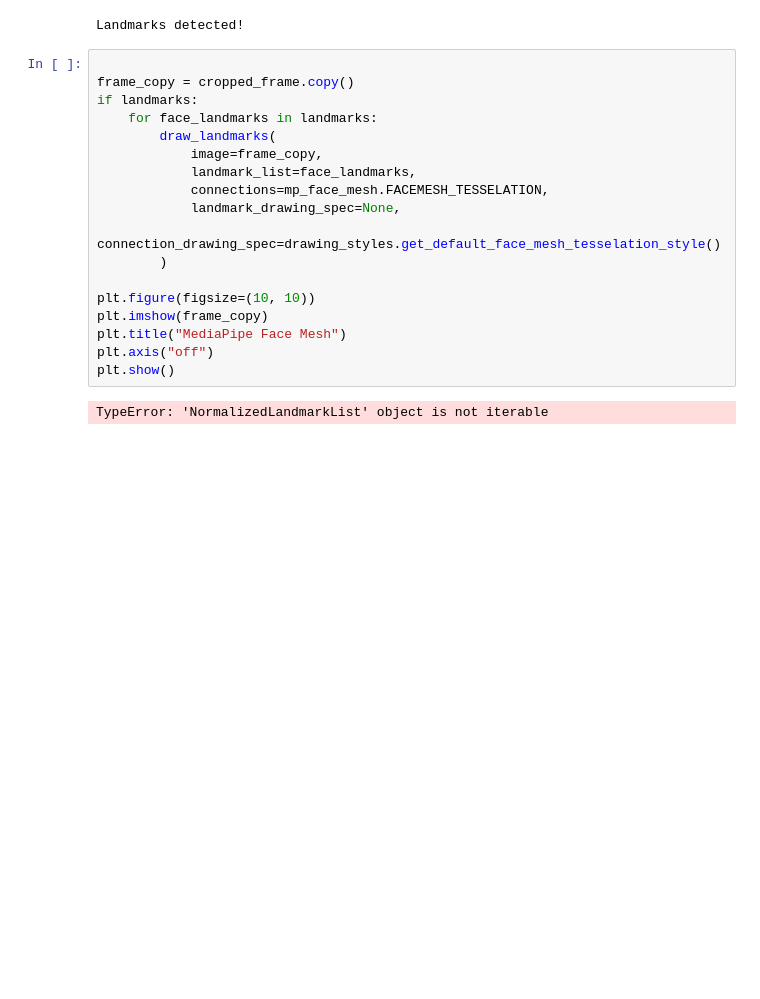
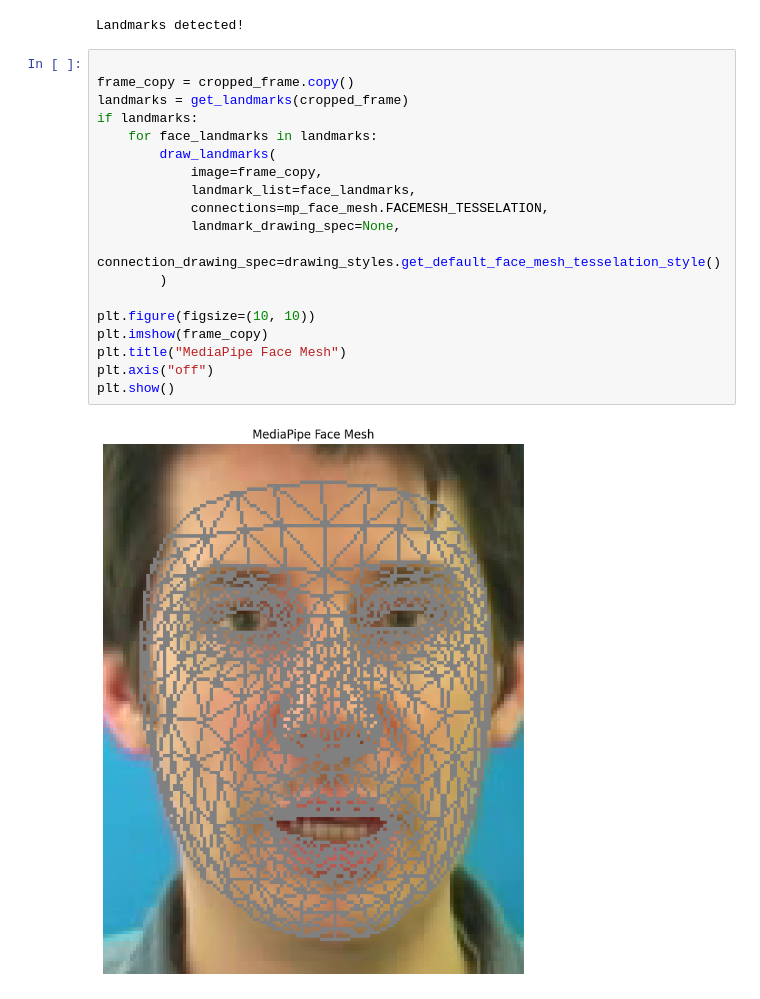
Before and after one commit to voR789/Lip-Reading, a Jupyter notebook: notebooks/cv_testing.ipynb, the cells around one changed output. Drawn from its saved outputs; the diff is of its cells as text; blank space fills up the shorter version.

```diff
--- a/notebooks/cv_testing.ipynb
+++ b/notebooks/cv_testing.ipynb
@@ -75,21 +75,22 @@ Landmarks detected!
 # %%
 
 frame_copy = cropped_frame.copy()
+landmarks = get_landmarks(cropped_frame)
 if landmarks:
     for face_landmarks in landmarks:
         draw_landmarks(
             image=frame_copy,
             landmark_list=face_landmarks,
             connections=mp_face_mesh.FACEMESH_TESSELATION,
             landmark_drawing_spec=None,
             connection_drawing_spec=drawing_styles.get_default_face_mesh_tesselation_style()
         )
 
 plt.figure(figsize=(10, 10))
 plt.imshow(frame_copy)
 plt.title("MediaPipe Face Mesh")
 plt.axis("off")
 plt.show()
 # %% [output]
-TypeError: 'NormalizedLandmarkList' object is not iterable
+[figure, added]
 # %%
```
Also changed, not shown: parts of 6 cells of this notebook, 2 other files.
